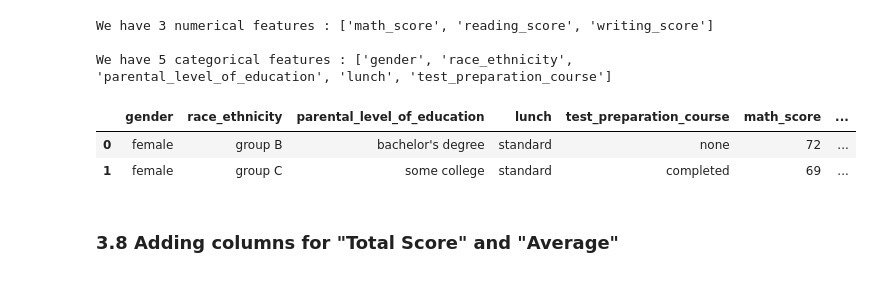
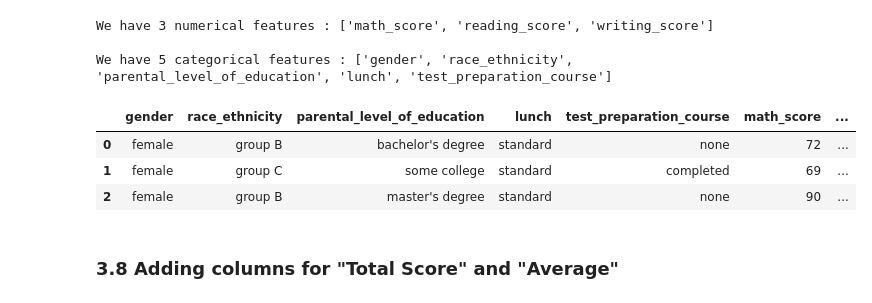
Before and after one commit to amal-creator/MLproject, a Jupyter notebook: notebook/1 . EDA STUDENT PERFORMANCE .ipynb, the cells around one changed output. Drawn from its saved outputs; the diff is of its cells as text; code cells hidden in the pictures.

```diff
--- a/notebook/1 . EDA STUDENT PERFORMANCE .ipynb
+++ b/notebook/1 . EDA STUDENT PERFORMANCE .ipynb
@@ -196,11 +194,12 @@ We have 3 numerical features : ['math_score', 'reading_score', 'writing_score']
 
 We have 5 categorical features : ['gender', 'race_ethnicity', 'parental_level_of_education', 'lunch', 'test_preparation_course']
 # %%
-df.head(2)
+df.head(3)
 # %% [output]
 |  | gender | race_ethnicity | parental_level_of_education | lunch | test_preparation_course | math_score | ... |
 | 0 | female | group B | bachelor's degree | standard | none | 72 | ... |
 | 1 | female | group C | some college | standard | completed | 69 | ... |
+| 2 | female | group B | master's degree | standard | none | 90 | ... |
 # %% [markdown]
 ### 3.8 Adding columns for "Total Score" and "Average"
 # %%
```
Also changed, not shown: parts of 3 cells of this notebook, 10 other files.
